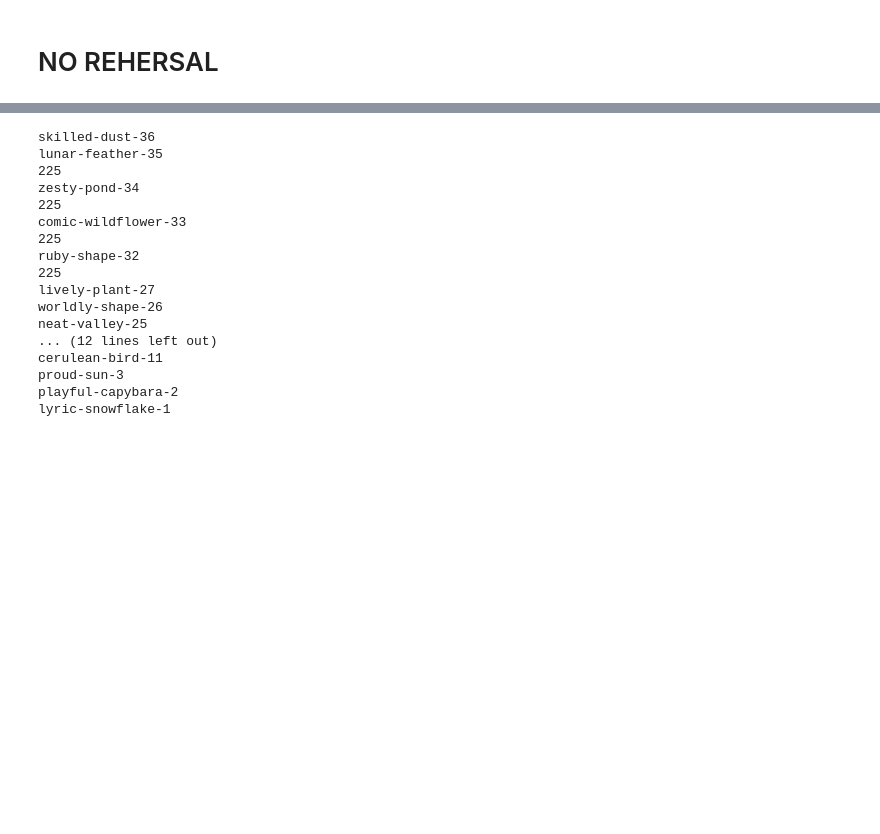
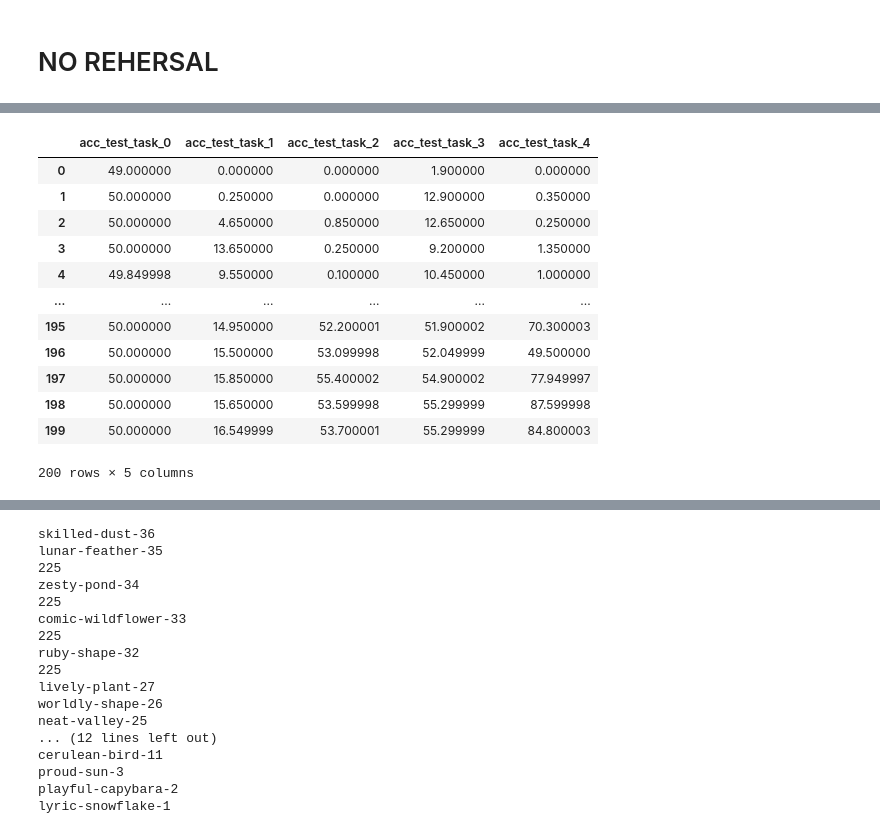
Before and after one commit to jsobolew/mgr, a Jupyter notebook: myCode/Results visualization/Results_Visualization_datasets.ipynb, the cells around one changed output, grey strips where cells are left out. Cells and saved outputs as stored; diff of their text form; code cells hidden in the pictures; blank space fills up the shorter version.

```diff
--- a/myCode/Results visualization/Results_Visualization_datasets.ipynb
+++ b/myCode/Results visualization/Results_Visualization_datasets.ipynb
@@ -52,10 +43,4 @@ df
 # %%
-noise_rehersal_runs = [
-'lunar-feather-35',
-'zesty-pond-34',
-'comic-wildflower-33',
-'ruby-shape-32',
-]
-
 acc_col = ['acc_task_0', 'acc_task_1', 'acc_task_2', 'acc_task_3', 'acc_task_4']
+acc_test_col = ['acc_test_task_0', 'acc_test_task_1', 'acc_test_task_2', 'acc_test_task_3', 'acc_test_task_4']
 cols = ['acc_task_0', 'acc_task_1', 'acc_task_2', 'acc_task_3', 'acc_task_4', '_step']
@@ -61,0 +91,19 @@ cols = ['acc_task_0', 'acc_task_1', 'acc_task_2', 'acc_task_3', 'acc_task_4', '_
+# %%
+df = runs[2].history(samples=10000)
+df = df[acc_test_col].dropna().reset_index().drop(columns='index')
+
+df
+# %% [output]
+|  | acc_test_task_0 | acc_test_task_1 | acc_test_task_2 | acc_test_task_3 | acc_test_task_4 |
+| 0 | 49.000000 | 0.000000 | 0.000000 | 1.900000 | 0.000000 |
+| 1 | 50.000000 | 0.250000 | 0.000000 | 12.900000 | 0.350000 |
+| 2 | 50.000000 | 4.650000 | 0.850000 | 12.650000 | 0.250000 |
+| 3 | 50.000000 | 13.650000 | 0.250000 | 9.200000 | 1.350000 |
+| 4 | 49.849998 | 9.550000 | 0.100000 | 10.450000 | 1.000000 |
+| ... | ... | ... | ... | ... | ... |
+| 195 | 50.000000 | 14.950000 | 52.200001 | 51.900002 | 70.300003 |
+| 196 | 50.000000 | 15.500000 | 53.099998 | 52.049999 | 49.500000 |
+| 197 | 50.000000 | 15.850000 | 55.400002 | 54.900002 | 77.949997 |
+| 198 | 50.000000 | 15.650000 | 53.599998 | 55.299999 | 87.599998 |
+| 199 | 50.000000 | 16.549999 | 53.700001 | 55.299999 | 84.800003 |
+200 rows × 5 columns
```
Also changed, not shown: parts of 11 cells of this notebook.
